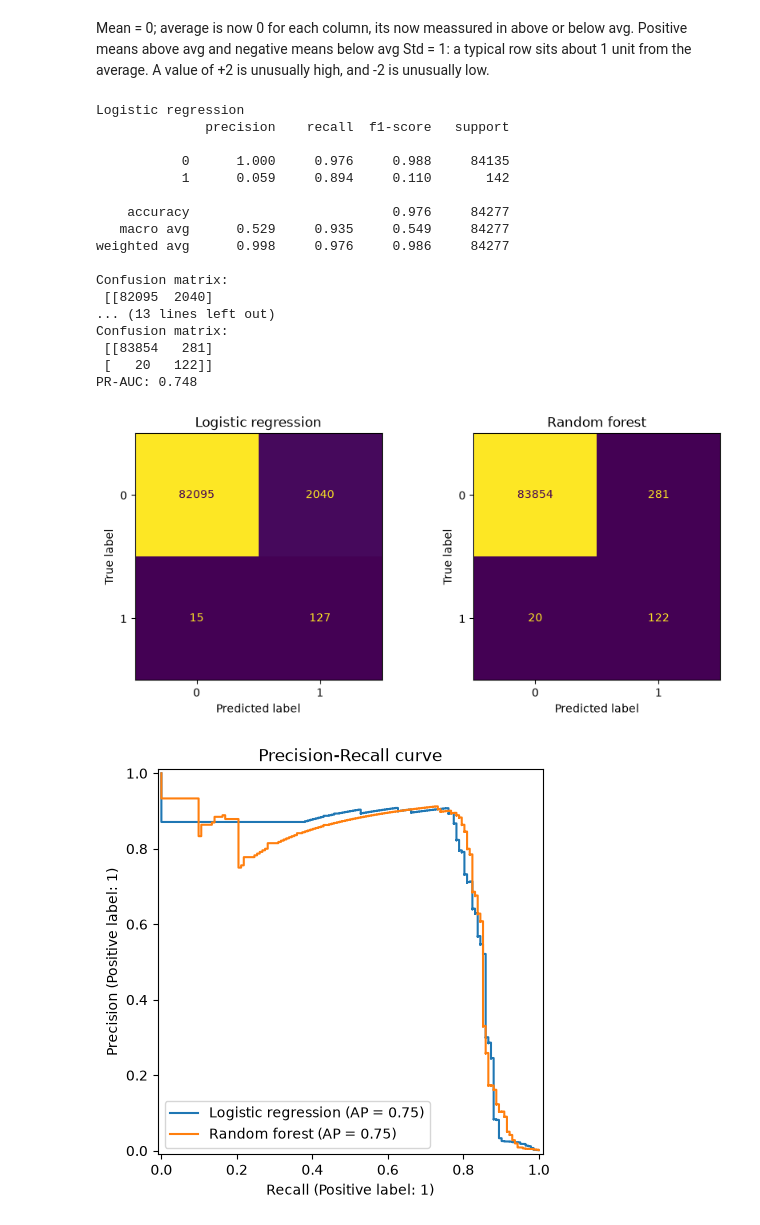
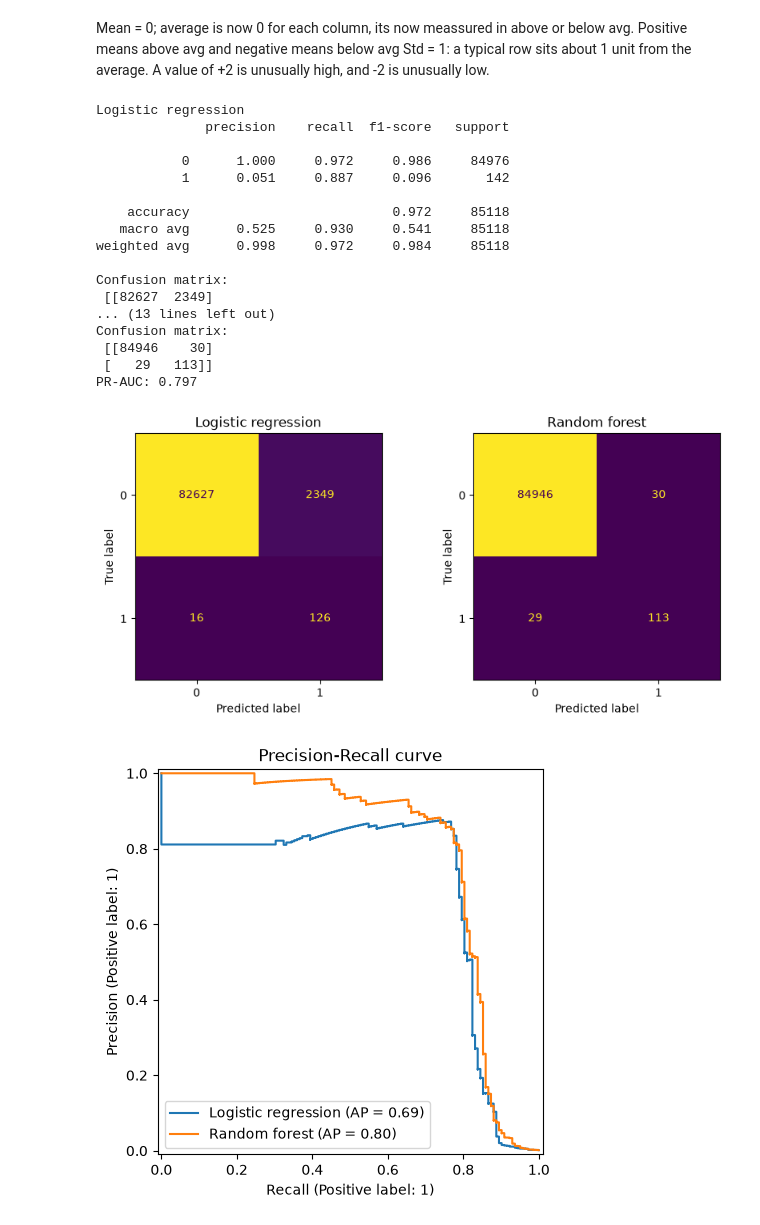
Before and after one commit to AshACxx/AshsProjects, a Jupyter notebook: 09-machinelearning/starter.ipynb, the cells around one changed output. Saved outputs shown, nothing was run; the diff lists cells and outputs as text; code cells hidden in the pictures.

```diff
--- a/09-machinelearning/starter.ipynb
+++ b/09-machinelearning/starter.ipynb
@@ -140,13 +146,10 @@ print("Amount skew:", df["Amount"].skew())
 #amount is skewed so we can use log to fix this(ai reccommendation)
 df["Amount_log"] = np.log1p(df["Amount"])
 
+fraud = df.groupby("Class")["Amount"].describe().round(2)
+print(fraud)
 
 df = df.drop(columns = ['Time', 'Amount'])
-
-#dropping time can create a data leak as we are replacing it with hour
-before = len(df)
-df = df.drop_duplicates().reset_index(drop = True)
-print("Extra duplicates removed:", before - len(df), "| frauds kept:", df["Class"].sum())
 # %% [output]
 [figure]
 Amount skew: 16.978803370060486
@@ -190,7 +200,7 @@ X_train[scale_column].describe().loc[["mean", "std"]] #ai recc
 Mean = 0; average is now 0 for each column, its now meassured in above or below avg. Positive means above avg and negative means below avg
 Std = 1: a typical row sits about 1 unit from the average. A value of +2 is unusually high, and -2 is unusually low.
 # %%
-scaler = StandardScaler()
+
 X_train_s = scaler.fit_transform(X_train)
 X_test_s = scaler.transform(X_test)
 
@@ -199,7 +209,7 @@ lr.fit(X_train_s, y_train)
 lr_pred = lr.predict(X_test_s)
 lr_prob = lr.predict_proba(X_test_s)[:, 1]
 
-rf = RandomForestClassifier(n_jobs = -1, class_weight = 'balanced', max_depth = 5, random_state = 42)
+rf = RandomForestClassifier(n_jobs = -1, class_weight = 'balanced', max_depth = 10, random_state = 42)
 rf.fit(X_train, y_train)
 
 rf_pred = rf.predict(X_test)
@@ -207,40 +217,40 @@ rf_prob = rf.predict_proba(X_test)[:, 1]
 
 for name, pred, prob in [('Logistic regression', lr_pred, lr_prob), ('Random forest', rf_pred, rf_prob)]:
     print(f"\n{name}")
     print(classification_report(y_test, pred, digits=3))
     print("Confusion matrix:\n", confusion_matrix(y_test, pred))
     print("PR-AUC:", round(average_precision_score(y_test, prob), 3))
 
 
 fig, axes = plt.subplots(1, 2, figsize=(10, 4))
 ConfusionMatrixDisplay.from_predictions(y_test, lr_pred, ax=axes[0], colorbar=False)
 ConfusionMatrixDisplay.from_predictions(y_test, rf_pred, ax=axes[1], colorbar=False)
 axes[0].set_title("Logistic regression")
 axes[1].set_title("Random forest")
 plt.show()
 
 fig, ax = plt.subplots(figsize=(7, 5))
 PrecisionRecallDisplay.from_predictions(y_test, lr_prob, ax=ax, name="Logistic regression")
 PrecisionRecallDisplay.from_predictions(y_test, rf_prob, ax=ax, name="Random forest")
 plt.title("Precision-Recall curve")
 plt.show()
 # %% [output]
 Logistic regression
               precision    recall  f1-score   support
 
-           0      1.000     0.976     0.988     84135
-           1      0.059     0.894     0.110       142
+           0      1.000     0.972     0.986     84976
+           1      0.051     0.887     0.096       142
 
-    accuracy                          0.976     84277
-   macro avg      0.529     0.935     0.549     84277
-weighted avg      0.998     0.976     0.986     84277
+    accuracy                          0.972     85118
+   macro avg      0.525     0.930     0.541     85118
+weighted avg      0.998     0.972     0.984     85118
 
 Confusion matrix:
- [[82095  2040]
+ [[82627  2349]
 ... (13 lines left out)
 Confusion matrix:
- [[83854   281]
- [   20   122]]
-PR-AUC: 0.748
+ [[84946    30]
+ [   29   113]]
+PR-AUC: 0.797
 [figure]
-[figure, old version]
+[figure, new version]
```
Also changed, not shown: parts of 10 cells of this notebook.
